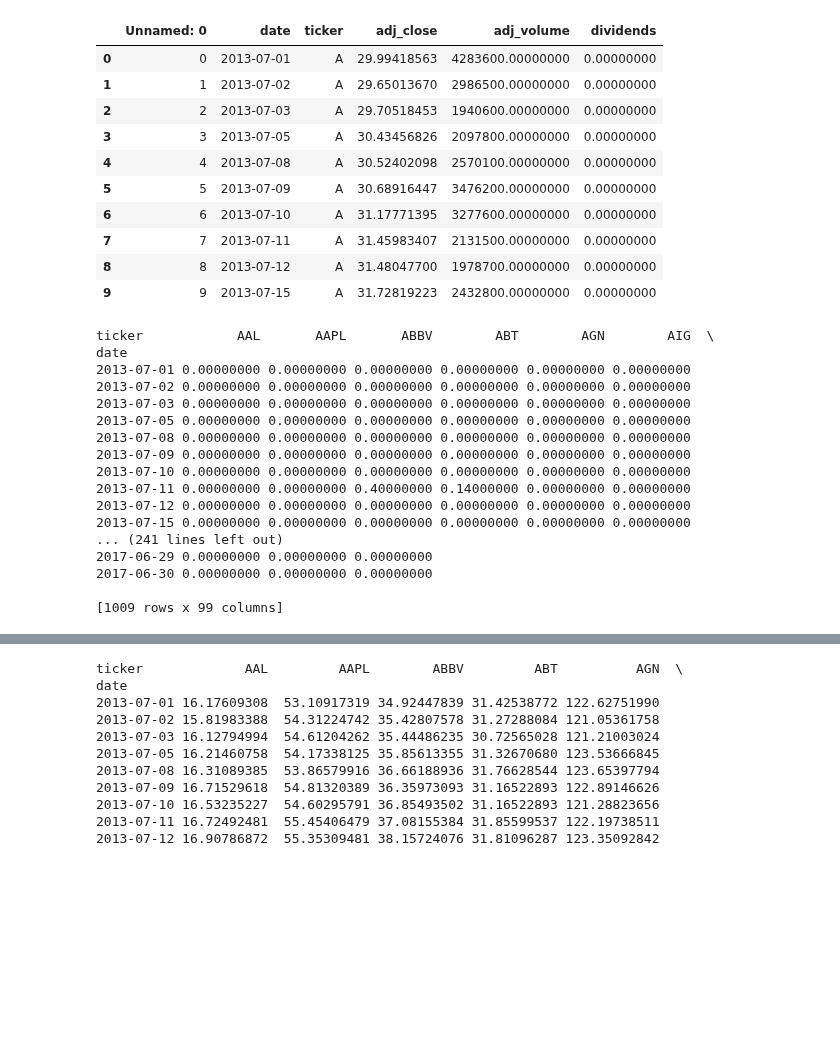
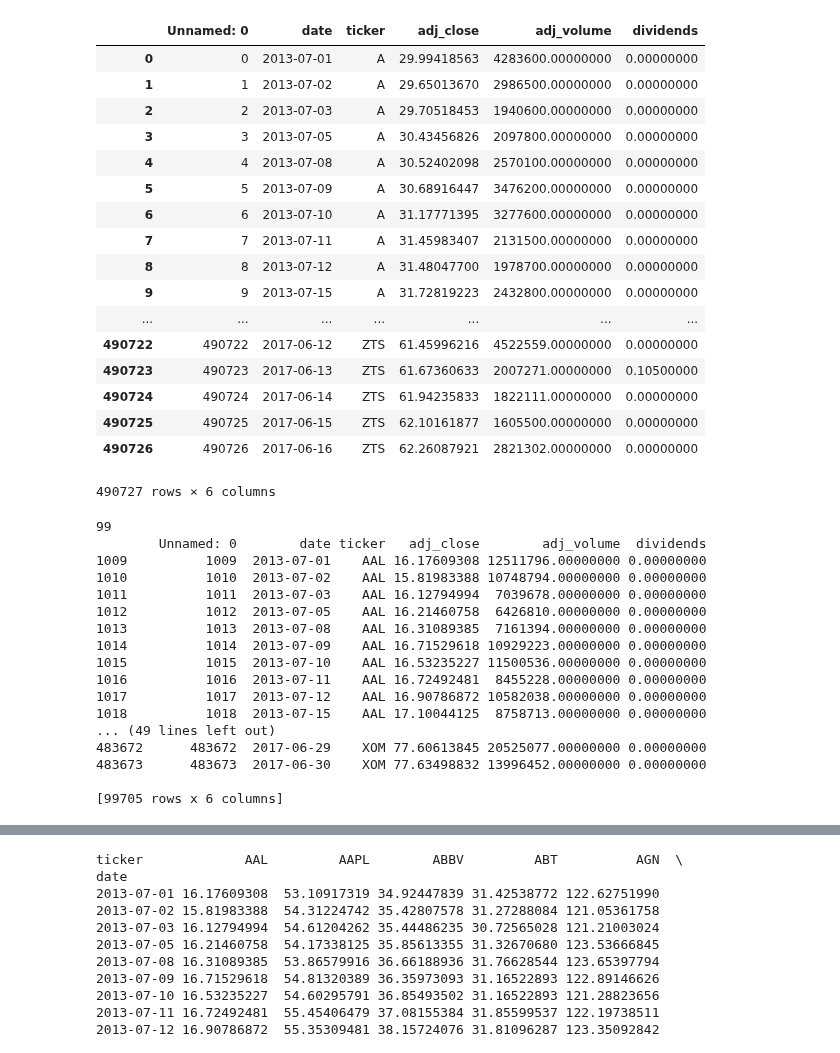
Before and after one commit to akb46mayu/AI-for-Trading, a Jupyter notebook: Term 1/Projects/Project - 3 - Smart Beta and Portfolio Optimization/main_pj3_dup_lenovo.ipynb, the cells around one changed output, grey strips where cells are left out. Cells and saved outputs as stored; diff of their text form; code cells hidden in the pictures; blank space fills up the shorter version.

```diff
--- a/Term 1/Projects/Project - 3 - Smart Beta and Portfolio Optimization/main_pj3_dup_lenovo.ipynb
+++ b/Term 1/Projects/Project - 3 - Smart Beta and Portfolio Optimization/main_pj3_dup_lenovo.ipynb
@@ -6,48 +6,56 @@ import project_helper
 import project_tests
 # %%
 df = pd.read_csv('eod-quotemedia.csv')
-df.head(10)
+df.head(-10)
 # %% [output]
 |  | Unnamed: 0 | date | ticker | adj_close | adj_volume | dividends |
 | 0 | 0 | 2013-07-01 | A | 29.99418563 | 4283600.00000000 | 0.00000000 |
 | 1 | 1 | 2013-07-02 | A | 29.65013670 | 2986500.00000000 | 0.00000000 |
 | 2 | 2 | 2013-07-03 | A | 29.70518453 | 1940600.00000000 | 0.00000000 |
 | 3 | 3 | 2013-07-05 | A | 30.43456826 | 2097800.00000000 | 0.00000000 |
 | 4 | 4 | 2013-07-08 | A | 30.52402098 | 2570100.00000000 | 0.00000000 |
 | 5 | 5 | 2013-07-09 | A | 30.68916447 | 3476200.00000000 | 0.00000000 |
 | 6 | 6 | 2013-07-10 | A | 31.17771395 | 3277600.00000000 | 0.00000000 |
 | 7 | 7 | 2013-07-11 | A | 31.45983407 | 2131500.00000000 | 0.00000000 |
 | 8 | 8 | 2013-07-12 | A | 31.48047700 | 1978700.00000000 | 0.00000000 |
 | 9 | 9 | 2013-07-15 | A | 31.72819223 | 2432800.00000000 | 0.00000000 |
+| ... | ... | ... | ... | ... | ... | ... |
+| 490722 | 490722 | 2017-06-12 | ZTS | 61.45996216 | 4522559.00000000 | 0.00000000 |
+| 490723 | 490723 | 2017-06-13 | ZTS | 61.67360633 | 2007271.00000000 | 0.10500000 |
+| 490724 | 490724 | 2017-06-14 | ZTS | 61.94235833 | 1822111.00000000 | 0.00000000 |
+| 490725 | 490725 | 2017-06-15 | ZTS | 62.10161877 | 1605500.00000000 | 0.00000000 |
+| 490726 | 490726 | 2017-06-16 | ZTS | 62.26087921 | 2821302.00000000 | 0.00000000 |
+490727 rows × 6 columns
 # %%
 percent_top_dollar = 0.2
 high_volume_symbols = project_helper.large_dollar_volume_stocks(df, 'adj_close', 'adj_volume', percent_top_dollar)
-high_volume_symbols
+print(len(high_volume_symbols))
 
 df = df[df['ticker'].isin(high_volume_symbols)]
 
+print(df)
 close = df.reset_index().pivot(index='date', columns='ticker', values='adj_close')
 volume = df.reset_index().pivot(index='date', columns='ticker', values='adj_volume')
 dividends = df.reset_index().pivot(index='date', columns='ticker', values='dividends')
-print(dividends)
+# print(dividends)
 # %% [output]
-ticker            AAL       AAPL       ABBV        ABT        AGN        AIG  \
-date
-2013-07-01 0.00000000 0.00000000 0.00000000 0.00000000 0.00000000 0.00000000
-2013-07-02 0.00000000 0.00000000 0.00000000 0.00000000 0.00000000 0.00000000
-2013-07-03 0.00000000 0.00000000 0.00000000 0.00000000 0.00000000 0.00000000
-2013-07-05 0.00000000 0.00000000 0.00000000 0.00000000 0.00000000 0.00000000
-2013-07-08 0.00000000 0.00000000 0.00000000 0.00000000 0.00000000 0.00000000
-2013-07-09 0.00000000 0.00000000 0.00000000 0.00000000 0.00000000 0.00000000
-2013-07-10 0.00000000 0.00000000 0.00000000 0.00000000 0.00000000 0.00000000
-2013-07-11 0.00000000 0.00000000 0.40000000 0.14000000 0.00000000 0.00000000
-2013-07-12 0.00000000 0.00000000 0.00000000 0.00000000 0.00000000 0.00000000
-2013-07-15 0.00000000 0.00000000 0.00000000 0.00000000 0.00000000 0.00000000
-... (241 lines left out)
-2017-06-29 0.00000000 0.00000000 0.00000000
-2017-06-30 0.00000000 0.00000000 0.00000000
+99
+        Unnamed: 0        date ticker   adj_close        adj_volume  dividends
+1009          1009  2013-07-01    AAL 16.17609308 12511796.00000000 0.00000000
+1010          1010  2013-07-02    AAL 15.81983388 10748794.00000000 0.00000000
+1011          1011  2013-07-03    AAL 16.12794994  7039678.00000000 0.00000000
+1012          1012  2013-07-05    AAL 16.21460758  6426810.00000000 0.00000000
+1013          1013  2013-07-08    AAL 16.31089385  7161394.00000000 0.00000000
+1014          1014  2013-07-09    AAL 16.71529618 10929223.00000000 0.00000000
+1015          1015  2013-07-10    AAL 16.53235227 11500536.00000000 0.00000000
+1016          1016  2013-07-11    AAL 16.72492481  8455228.00000000 0.00000000
+1017          1017  2013-07-12    AAL 16.90786872 10582038.00000000 0.00000000
+1018          1018  2013-07-15    AAL 17.10044125  8758713.00000000 0.00000000
+... (49 lines left out)
+483672      483672  2017-06-29    XOM 77.60613845 20525077.00000000 0.00000000
+483673      483673  2017-06-30    XOM 77.63498832 13996452.00000000 0.00000000
 
-[1009 rows x 99 columns]
+[99705 rows x 6 columns]
 # %%
 project_helper.print_dataframe(close)
 # %% [output]
```
Also changed, not shown: parts of 30 cells of this notebook, 5 other files.
